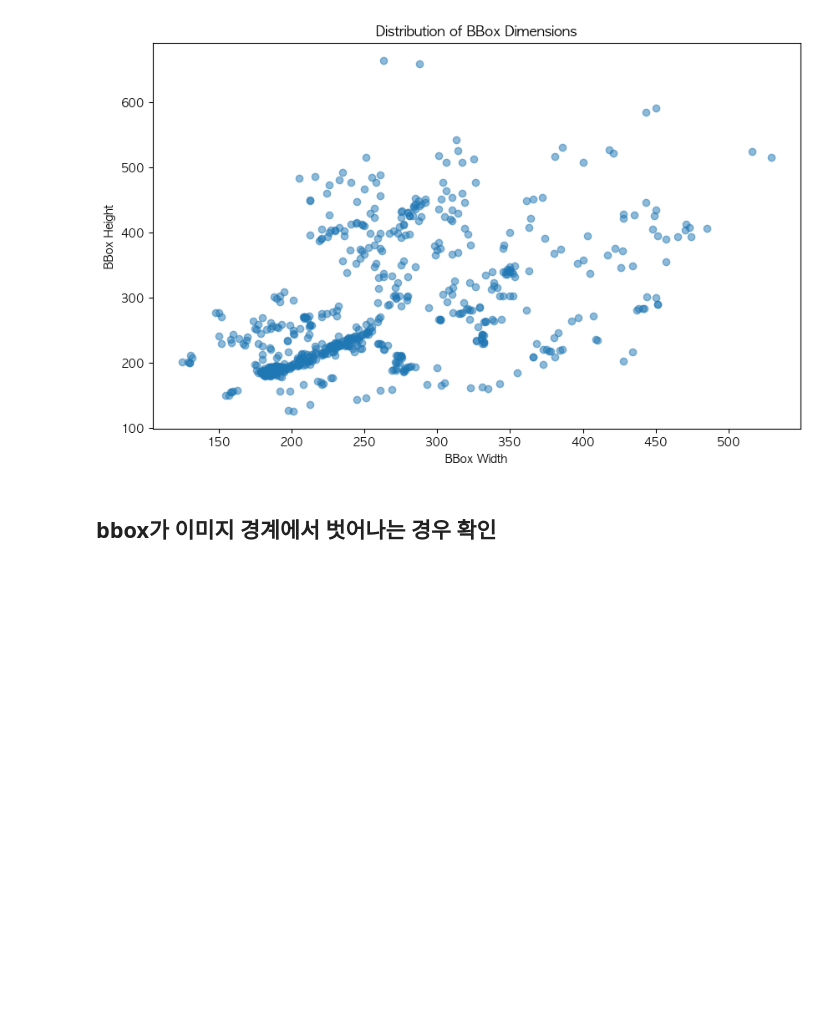
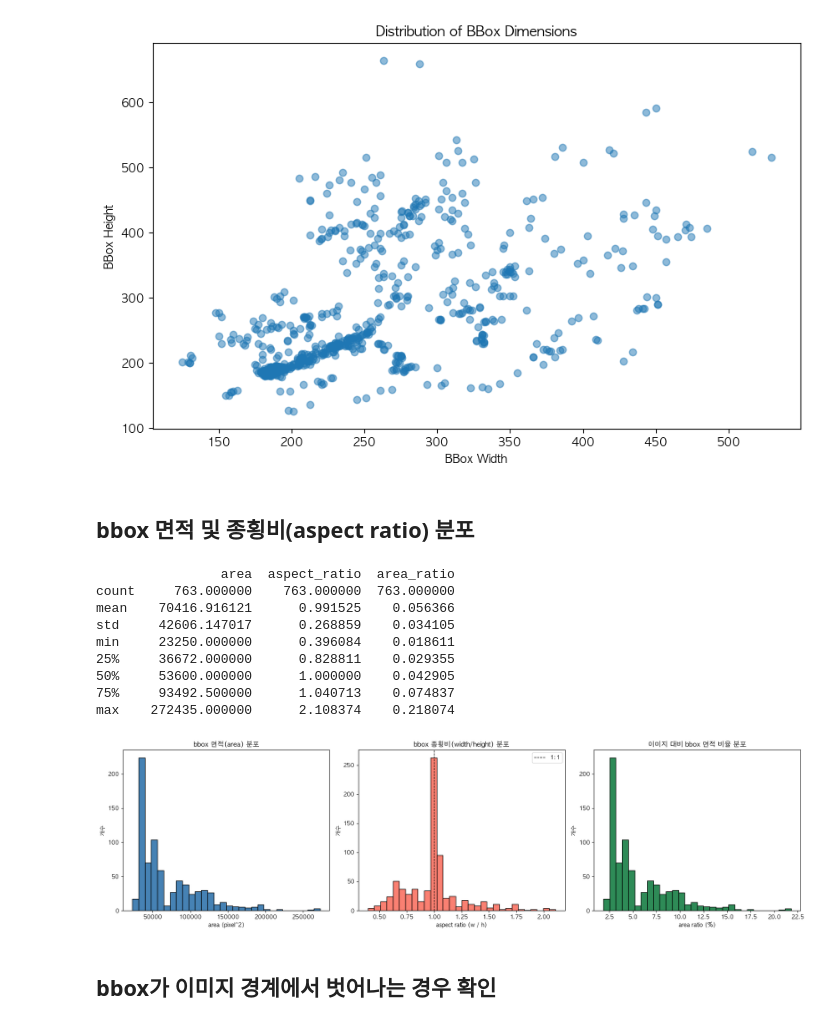
Before and after one commit to yulesn/pill-detection-ai, a Jupyter notebook: notebooks/20260910_yoojung_eda.ipynb, the cells around one changed output. Drawn from its saved outputs; the diff is of its cells as text; code cells hidden in the pictures; blank space fills up the shorter version.

```diff
--- a/notebooks/20260910_yoojung_eda.ipynb
+++ b/notebooks/20260910_yoojung_eda.ipynb
@@ -171,6 +175,49 @@ plt.title("Distribution of BBox Dimensions")
 plt.show()
 # %% [output]
 [figure]
+# %% [markdown]
+## bbox 면적 및 종횡비(aspect ratio) 분포
+# %%
+img_w, img_h = next(iter(train_image_sizes))
+
+# 종횡비(가로/세로), 이미지 대비 bbox 면적 비율 계산
+ann_df["aspect_ratio"] = ann_df["bbox_w"] / ann_df["bbox_h"]
+ann_df["area_ratio"] = ann_df["area"] / (img_w * img_h)
+
+print(ann_df[["area", "aspect_ratio", "area_ratio"]].describe())
+
+fig, axes = plt.subplots(1, 3, figsize=(18, 5))
+
+axes[0].hist(ann_df["area"], bins=30, color="steelblue", edgecolor="black")
+axes[0].set_title("bbox 면적(area) 분포")
+axes[0].set_xlabel("area (pixel^2)")
+axes[0].set_ylabel("개수")
+
+axes[1].hist(ann_df["aspect_ratio"], bins=30, color="salmon", edgecolor="black")
+axes[1].axvline(1.0, color="black", linestyle="--", linewidth=1, label="1:1")
+axes[1].set_title("bbox 종횡비(width/height) 분포")
+axes[1].set_xlabel("aspect ratio (w / h)")
+axes[1].set_ylabel("개수")
+axes[1].legend()
+
+axes[2].hist(ann_df["area_ratio"] * 100, bins=30, color="seagreen", edgecolor="black")
+axes[2].set_title("이미지 대비 bbox 면적 비율 분포")
+axes[2].set_xlabel("area ratio (%)")
+axes[2].set_ylabel("개수")
+
+plt.tight_layout()
+plt.show()
+# %% [output]
+                area  aspect_ratio  area_ratio
+count     763.000000    763.000000  763.000000
+mean    70416.916121      0.991525    0.056366
+std     42606.147017      0.268859    0.034105
+min     23250.000000      0.396084    0.018611
+25%     36672.000000      0.828811    0.029355
+50%     53600.000000      1.000000    0.042905
+75%     93492.500000      1.040713    0.074837
+max    272435.000000      2.108374    0.218074
+[figure, added]
 # %% [markdown]
 ## bbox가 이미지 경계에서 벗어나는 경우 확인
 # %%
```
Also changed, not shown: parts of 2 cells of this notebook.
